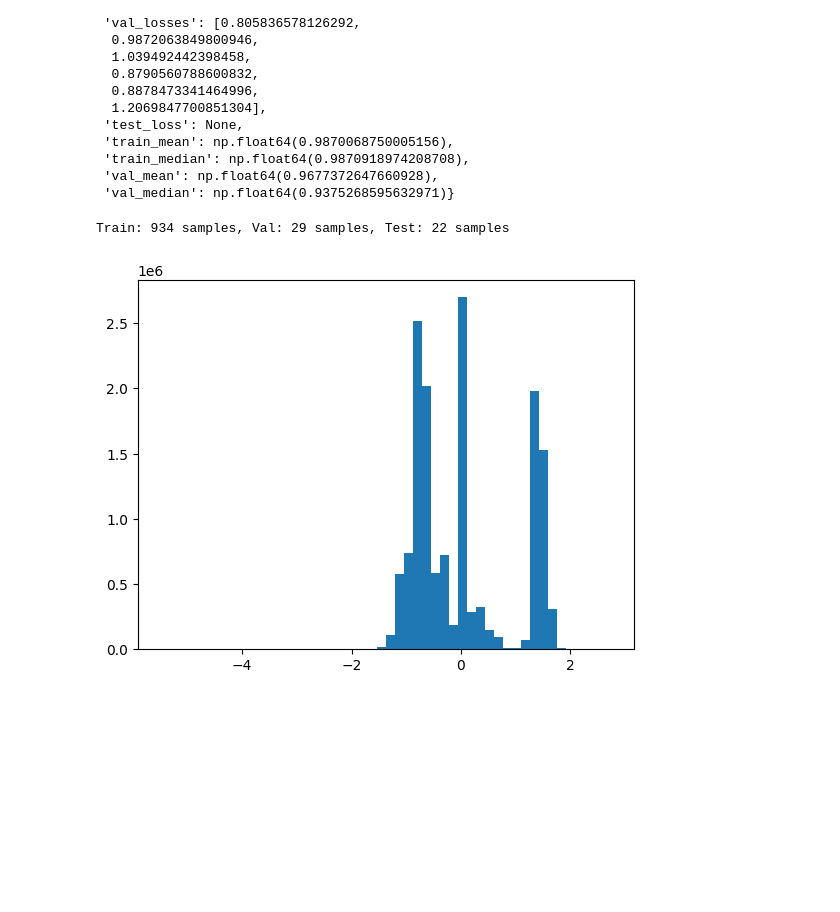
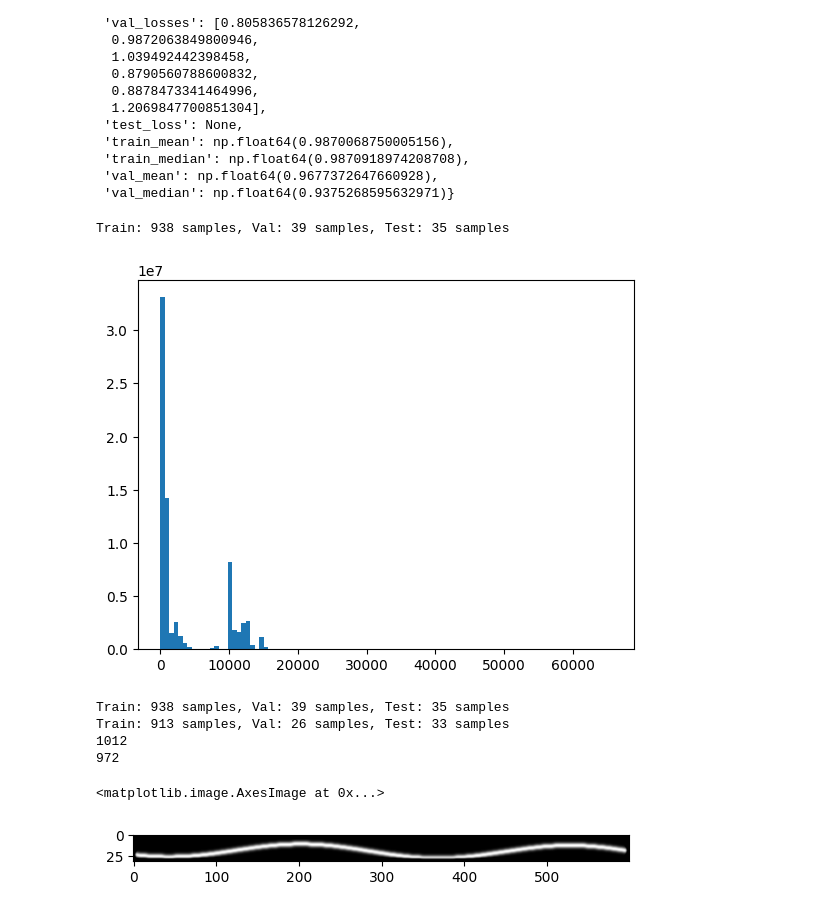
Before and after one commit to GDofri/semester_project, a Jupyter notebook: src/models/models.ipynb, the cells around one changed output. Cells and saved outputs as stored; diff of their text form; code cells hidden in the pictures; blank space fills up the shorter version.

Commit message:
Add split function for sine dataset and also some random stuff

```diff
--- a/src/models/models.ipynb
+++ b/src/models/models.ipynb
@@ -726,31 +726,86 @@ Fold 6: Train 739 samples, Val 147 samples
 # %%
 from src.models.base_dataset import split_data_into_datasets_strips_141224_lc_50
 import numpy as np
 import torch
 import matplotlib.pyplot as plt
 augmentation_opts = {
-    'horizontal_flip': True,
-    'vertical_flip': True,
-    'log_scale': True,
-    'normalize_images': True,
-    'max_rotation': 10.0,       # degrees
-    'max_translation': 5        # pixels
+    # 'horizontal_flip': True,
+    # 'vertical_flip': True,
+    'log_scale': False,
+    'normalize_images': False,
+    # 'max_rotation': 10.0,       # degrees
+    # 'max_translation': 5        # pixels
 }
-datasets, dfs = split_data_into_datasets_strips_141224_lc_50(train=0.95, test=0.025, val=0.025, augmentation_opts=augmentation_opts, no_samples=-1)
+datasets, dfs = split_data_into_datasets_strips_141224_lc_50(train=0.95, test=0.025, val=0.025, augmentation_opts=augmentation_opts, no_samples=-1, min_width=-1)
+# datasets1, dfs1 = split_data_into_datasets_strips_141224_lc_50(train=0.95, test=0.025, val=0.025, augmentation_opts=augmentation_opts, no_samples=-1, min_width=500)
 train = datasets['train']
+test = datasets['test']
+val = datasets['val']
 # We'll accumulate each flattened image as a NumPy array
 all_flat_images = []
 for idx in range(len(train)):
     image = train[idx][0]      # image is likely a torch.Tensor
     flat_image = image.flatten()
     flat_image_np = flat_image.numpy()  # shape (N,)
     all_flat_images.append(flat_image_np)
+for idx in range(len(test)):
+    image = test[idx][0]      # image is likely a torch.Tensor
+    flat_image = image.flatten()
+    flat_image_np = flat_image.numpy()  # shape (N,)
+    all_flat_images.append(flat_image_np)
+for idx in range(len(val)):
+    image = val[idx][0]      # image is likely a torch.Tensor
+    flat_image = image.flatten()
+    flat_image_np = flat_image.numpy()  # shape (N,)
+    all_flat_images.append(flat_image_np)
 
 # Now all_flat_images is a list of 1D numpy arrays.
 # Concatenate them into one long 1D array:
 pixels = np.concatenate(all_flat_images, axis=0)
-plt.hist(pixels, bins=50)
+plt.hist(pixels, bins=100)
 plt.show()
 # %% [output]
-Train: 934 samples, Val: 29 samples, Test: 22 samples
+Train: 938 samples, Val: 39 samples, Test: 35 samples
-[figure, old version]
+[figure, new version]
+# %%
+from src.models.base_dataset import split_data_into_datasets_strips_141224_lc_50
+import numpy as np
+import torch
+import matplotlib.pyplot as plt
+augmentation_opts = {
+    # 'horizontal_flip': True,
+    # 'vertical_flip': True,
+    'log_scale': False,
+    'normalize_images': False,
+    # 'max_rotation': 10.0,       # degrees
+    # 'max_translation': 5        # pixels
+}
+datasets, dfs = split_data_into_datasets_strips_141224_lc_50(train=0.95, test=0.025, val=0.025, augmentation_opts=augmentation_opts, no_samples=-1, min_width=-1)
+datasets1, dfs1 = split_data_into_datasets_strips_141224_lc_50(train=0.95, test=0.025, val=0.025, augmentation_opts=augmentation_opts, no_samples=-1, min_width=600)
+
+train = datasets['train']
+test = datasets['test']
+val = datasets['val']
+train1 = datasets1['train']
+test1 = datasets1['test']
+val1 = datasets1['val']
+
+length = len(train) + len(test) + len(val)
+length1 = len(train1) + len(test1) + len(val1)
+print(length)
+print(length1)
+# %% [output]
+Train: 938 samples, Val: 39 samples, Test: 35 samples
+Train: 913 samples, Val: 26 samples, Test: 33 samples
+1012
+972
+# %%
+# load src/datasets/artificial_strips/w600px/image_0.npy
+import numpy as np
+from src import utils
+import matplotlib.pyplot as plt
+image = np.load(utils.path_from_proot('src/datasets/artificial_strips/w600px/image_0.npy'))
+plt.imshow(image, cmap='gray')
+# %% [output]
+<matplotlib.image.AxesImage at 0x...>
+[figure, added]
```
Also changed, not shown: parts of 1 cell of this notebook, 4 other files.
